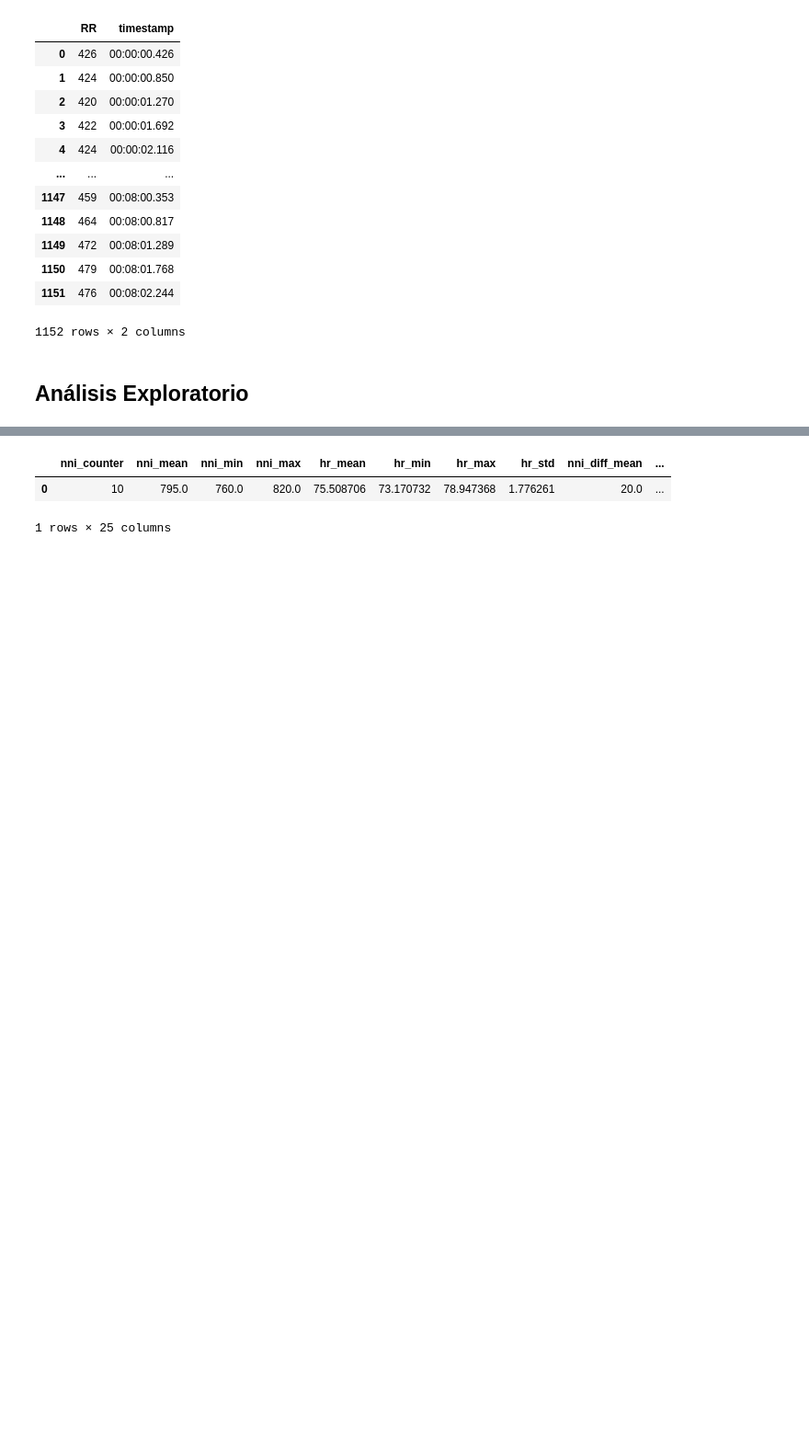
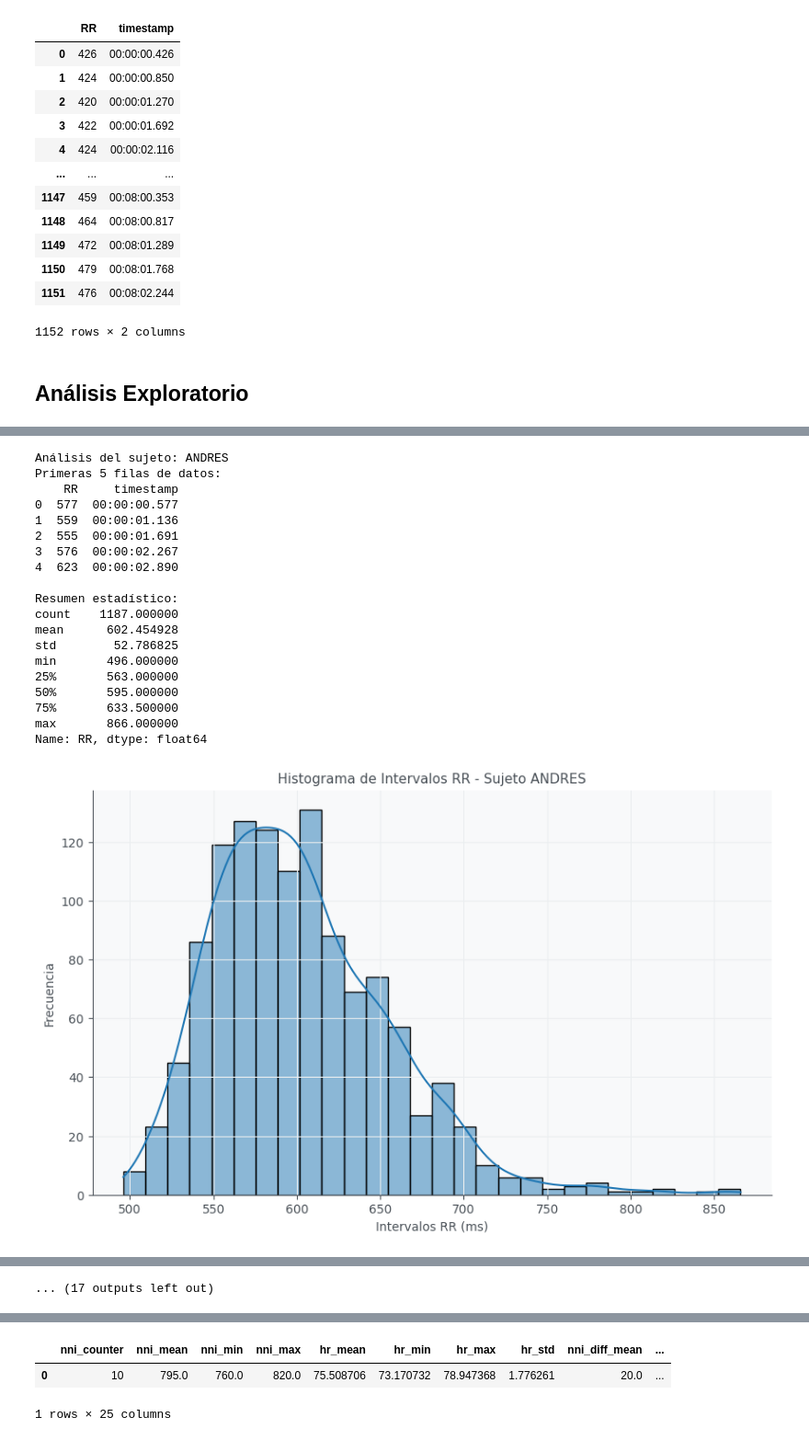
Before and after one commit to Ariana1998/cdsiPractica4, a Jupyter notebook: Notebook.ipynb, the cells around one changed output, grey strips where cells are left out. Shown at 92% size. Drawn from its saved outputs; the diff is of its cells as text; code cells hidden in the pictures; blank space fills up the shorter version.

```diff
--- a/Notebook.ipynb
+++ b/Notebook.ipynb
@@ -104,0 +167,70 @@ df
+# %%
+import pandas as pd
+import matplotlib.pyplot as plt
+import seaborn as sns
+
+# Iterar sobre cada sujeto en el diccionario fisiological_data
+for subject, df in fisiological_data.items():
+    print(f"Análisis del sujeto: {subject}")
+    print("Primeras 5 filas de datos:")
+    print(df.head())
+
+    # Descripción estadística
+    print("\nResumen estadístico:")
+    print(df['RR'].describe())
+
+    # Histograma de los intervalos RR
+    plt.figure(figsize=(10, 6))
+    sns.histplot(df['RR'], kde=True)
+    plt.title(f'Histograma de Intervalos RR - Sujeto {subject}')
+    plt.xlabel('Intervalos RR (ms)')
+    plt.ylabel('Frecuencia')
+    plt.show()
+
+    # Boxplot de los intervalos RR
+    plt.figure(figsize=(10, 6))
+    sns.boxplot(y=df['RR'])
+    plt.title(f'Boxplot de Intervalos RR - Sujeto {subject}')
+    plt.ylabel('Intervalos RR (ms)')
+    plt.show()
+
+    # Serie temporal de los intervalos RR
+    plt.figure(figsize=(15, 6))
+    plt.plot(df['timestamp'], df['RR'], marker='o', linestyle='-')
+    plt.title(f'Serie Temporal de Intervalos RR - Sujeto {subject}')
+    plt.xlabel('Timestamp')
+    plt.ylabel('Intervalos RR (ms)')
+    plt.xticks(rotation=45)
+    plt.show()
+
+    # Verificación de valores nulos
+    print(f"Valores nulos en los datos del sujeto {subject}:")
+    print(df.isnull().sum())
+
+    # Verificación de registros duplicados
+    duplicados = df.duplicated().sum()
+    print(f"Registros duplicados en los datos del sujeto {subject}: {duplicados}\n")
+
+    # Si deseas eliminar duplicados (opcional):
+    # df.drop_duplicates(inplace=True)
+# %% [output]
+Análisis del sujeto: ANDRES
+Primeras 5 filas de datos:
+    RR     timestamp
+0  577  00:00:00.577
+1  559  00:00:01.136
+2  555  00:00:01.691
+3  576  00:00:02.267
+4  623  00:00:02.890
+
+Resumen estadístico:
+count    1187.000000
+mean      602.454928
+std        52.786825
+min       496.000000
+25%       563.000000
+50%       595.000000
+75%       633.500000
+max       866.000000
+Name: RR, dtype: float64
+[figure, added]
@@ -104,0 +279 @@ df
+... (17 outputs left out)
```
Also changed, not shown: parts of 10 cells of this notebook.
